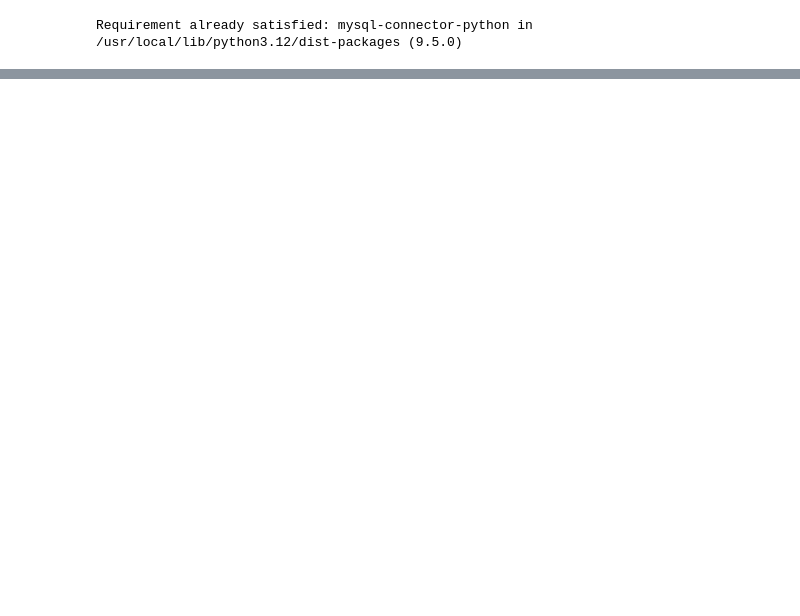
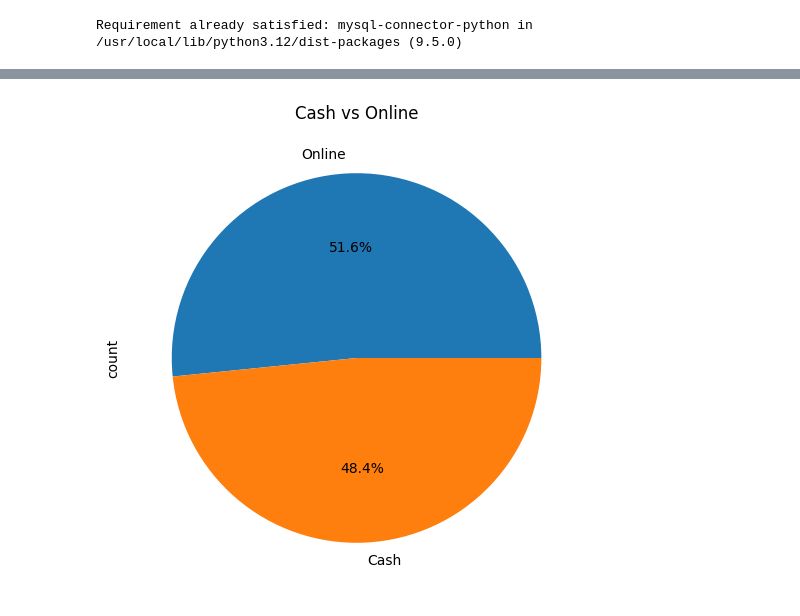
Before and after one commit to angelbabu123/my-first-project, a Jupyter notebook: Welcome_To_Colab_(1).ipynb, the cells around one changed output, grey strips where cells are left out. Drawn from its saved outputs; the diff is of its cells as text; code cells hidden in the pictures; blank space fills up the shorter version.

```diff
--- a/Welcome_To_Colab_(1).ipynb
+++ b/Welcome_To_Colab_(1).ipynb
@@ -595,0 +406,6 @@ public_url
+# %%
+df['Payment_Mode'].value_counts().plot(kind='pie', autopct='%1.1f%%', figsize=(6,6))
+plt.title("Cash vs Online")
+plt.show()
+# %% [output]
+[figure, added]
```
Also changed, not shown: parts of 54 cells of this notebook.
